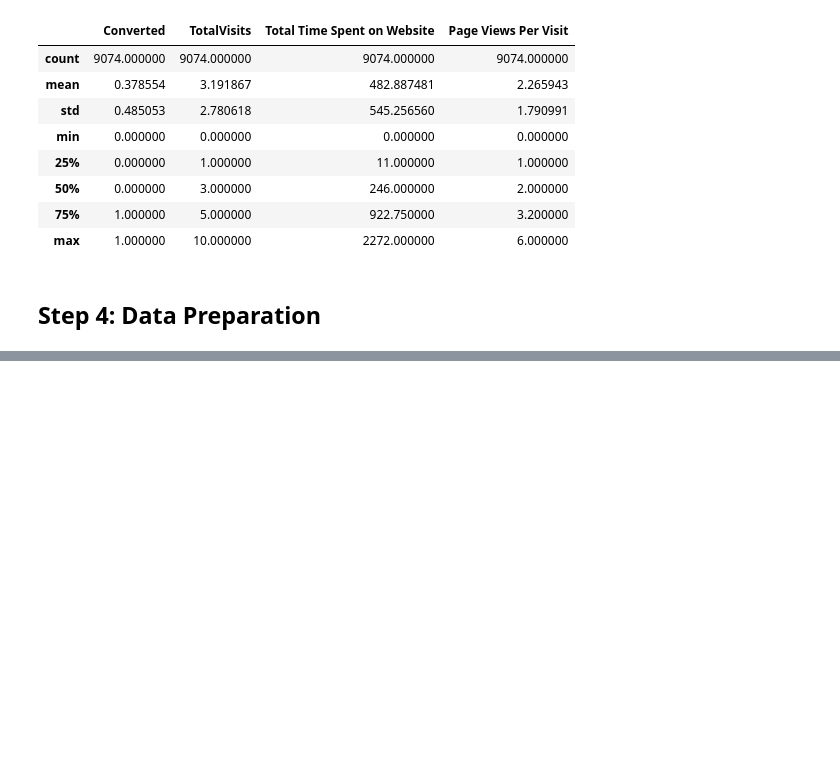
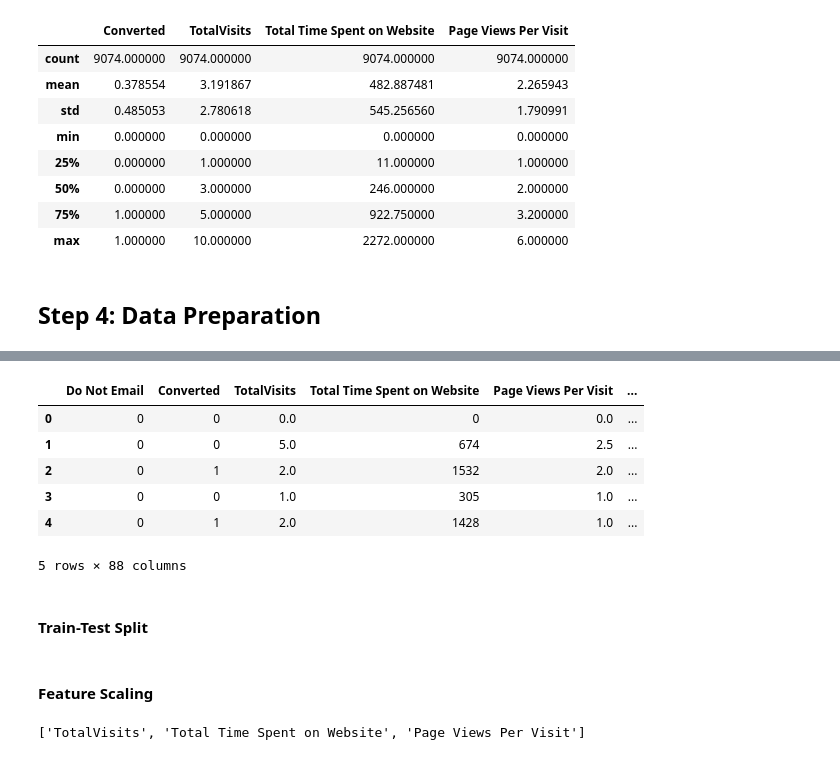
Before and after one commit to shinde-chandrakant/Lead-Scoring-Case-Study, a Jupyter notebook: LeadScoring.ipynb, the cells around one changed output, grey strips where cells are left out. Drawn from its saved outputs; the diff is of its cells as text; code cells hidden in the pictures; blank space fills up the shorter version.

```diff
--- a/LeadScoring.ipynb
+++ b/LeadScoring.ipynb
@@ -683,3 +682,6 @@ lead_df.describe()
 | max | 1.000000 | 10.000000 | 2272.000000 | 6.000000 |
 # %% [markdown]
 ## Step 4: Data Preparation
+# %%
+# To convert binary variable (Yes/No) to 0/1
+lead_df['Do Not Email'] = lead_df['Do Not Email'].map({'Yes': 1, 'No': 0})
@@ -685,0 +692,4 @@ lead_df.describe()
+# %%
+# Categorical variables
+cat_var = list(lead_df.columns[lead_df.dtypes == 'object'])
+cat_var
@@ -685,0 +706,21 @@ lead_df.describe()
+# %%
+# To create dummy variables and drop first ones
+dummy = pd.get_dummies(lead_df[cat_var], drop_first=True)
+
+# To add result to the original dataframe
+lead_df = pd.concat([lead_df, dummy], axis=1)
+
+# To drop the original variables
+lead_df = lead_df.drop(cat_var,1)
+# %%
+lead_df.head()
+# %% [output]
+|  | Do Not Email | Converted | TotalVisits | Total Time Spent on Website | Page Views Per Visit | ... |
+| 0 | 0 | 0 | 0.0 | 0 | 0.0 | ... |
+| 1 | 0 | 0 | 5.0 | 674 | 2.5 | ... |
+| 2 | 0 | 1 | 2.0 | 1532 | 2.0 | ... |
+| 3 | 0 | 0 | 1.0 | 305 | 1.0 | ... |
+| 4 | 0 | 1 | 2.0 | 1428 | 1.0 | ... |
+5 rows × 88 columns
+# %% [markdown]
+#### Train-Test Split
@@ -685,0 +737,2 @@ lead_df.describe()
+# %% [markdown]
+#### Feature Scaling
@@ -685,0 +744,5 @@ lead_df.describe()
+# %%
+# Numerical variables
+num_var
+# %% [output]
+['TotalVisits', 'Total Time Spent on Website', 'Page Views Per Visit']
```
Also changed, not shown: parts of 11 cells of this notebook.
